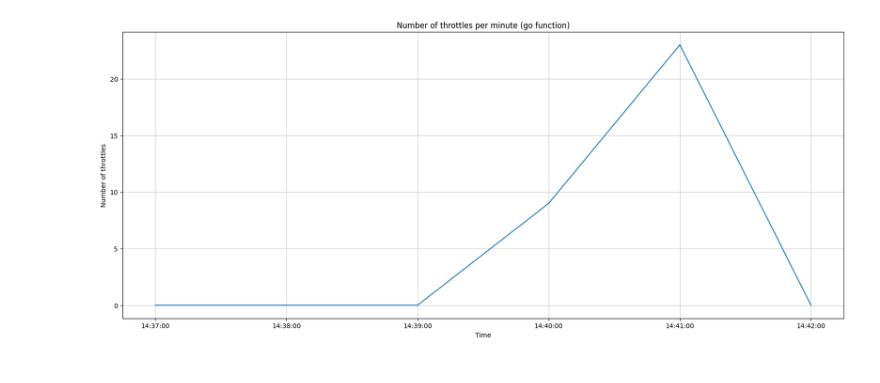
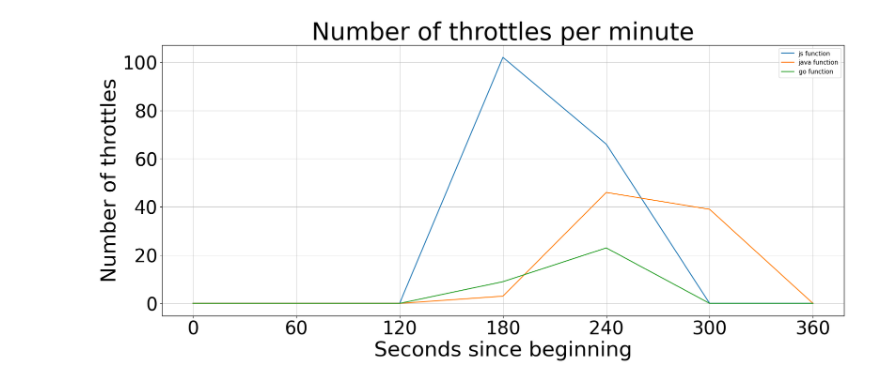
Before and after one commit to FabioGentili99/project-work-on-Distributed-Systems-M, a Jupyter notebook: AWS_csv/AWS-metrics.ipynb, the cells around one changed output. Cells and saved outputs as stored; diff of their text form; code cells hidden in the pictures.

```diff
--- a/AWS_csv/AWS-metrics.ipynb
+++ b/AWS_csv/AWS-metrics.ipynb
@@ -13,7 +13,9 @@ AWS_go_duration = "AWS-go-duration.csv"
 AWS_go_invocation = "AWS-go-invocation.csv"
 AWS_go_throttles = "AWS-go-throttles.csv"
 
-df = pd.read_csv(AWS_go_throttles)
+df = pd.read_csv(AWS_js_invocation)
+df1 = pd.read_csv(AWS_java_invocation)
+df2 = pd.read_csv(AWS_go_invocation)
 # %%
 #plotting the durations
 
@@ -95,33 +177,54 @@ plt.show()
 # %%
 # plotting the throttles
 
 import matplotlib.pyplot as plt
 import numpy as np
 
-list1 = df.iloc[4:,0].tolist()
+#list1 = df1.iloc[4:,0].tolist()
 
-list2 = []
-for x in list1:
-    list2.append(x.split(" "))
+#list2 = []
+#for x in list1:
+#list2.append(x.split(" "))
 
-list3 = []
-for x in list2:
-    list3.append(x[-1])
+#list3 = []
+#for x in list2:
+#    list3.append(x[-1])
 
+
+list3 = [0, 60, 120, 180, 240, 300, 360]
 x = np.array(list3)
 
 
 y = np.array (df.iloc[4:, 1].tolist())
-throttles = []
+throttles = [0]
 for item in y:
     throttles.append(int(item))
+throttles.append(0)
+
+y1 = np.array (df1.iloc[4:, 1].tolist())
+throttles1 = []
+for item in y1:
+    throttles1.append(int(item))
+
+y2 = np.array (df2.iloc[4:, 1].tolist())
+throttles2 = []
+for item in y2:
+    throttles2.append(int(item))
+throttles2.append(0)
 
 fig, ax = plt.subplots(figsize = (20,8))
-ax.set_title("Number of throttles per minute (go function)")
-ax.set_xlabel('Time')
-ax.set_ylabel('Number of throttles')
-ax.plot(x, throttles)
+ax.set_title("Number of throttles per minute", fontsize = 40)
+#ax.set_xlabel('Time', fontsize = 34)
+ax.set_xlabel('Seconds since beginning', fontsize = 34)
+ax.set_ylabel('Number of throttles', fontsize = 34)
+plt.xticks(fontsize=30)
+ax.set_xticks(range(0,420,60))
+plt.yticks(fontsize=30)
+ax.plot(x, throttles, label = 'js function')
+ax.plot(x, throttles1, label = 'java function')
+ax.plot(x, throttles2, label = 'go function')
+plt.legend(loc = 'upper right')
 ax.grid(True, linewidth=0.5)
 plt.show()
 # %% [output]
-[figure, old version]
+[figure, new version]
```
Also changed, not shown: parts of 2 cells of this notebook, 15 other files.
